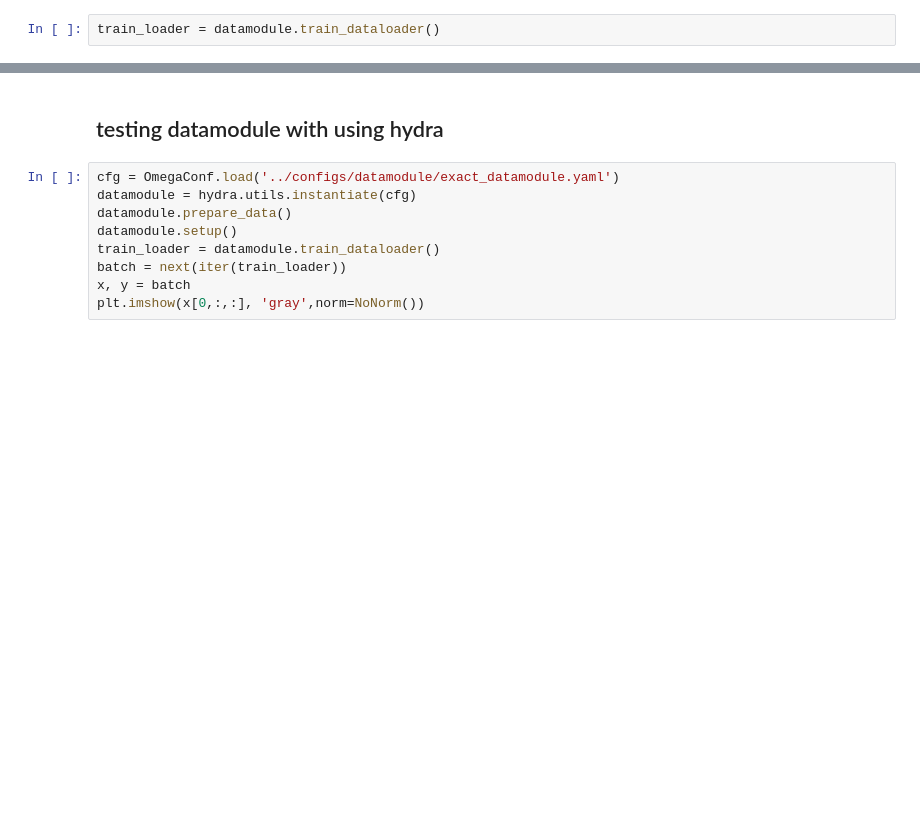
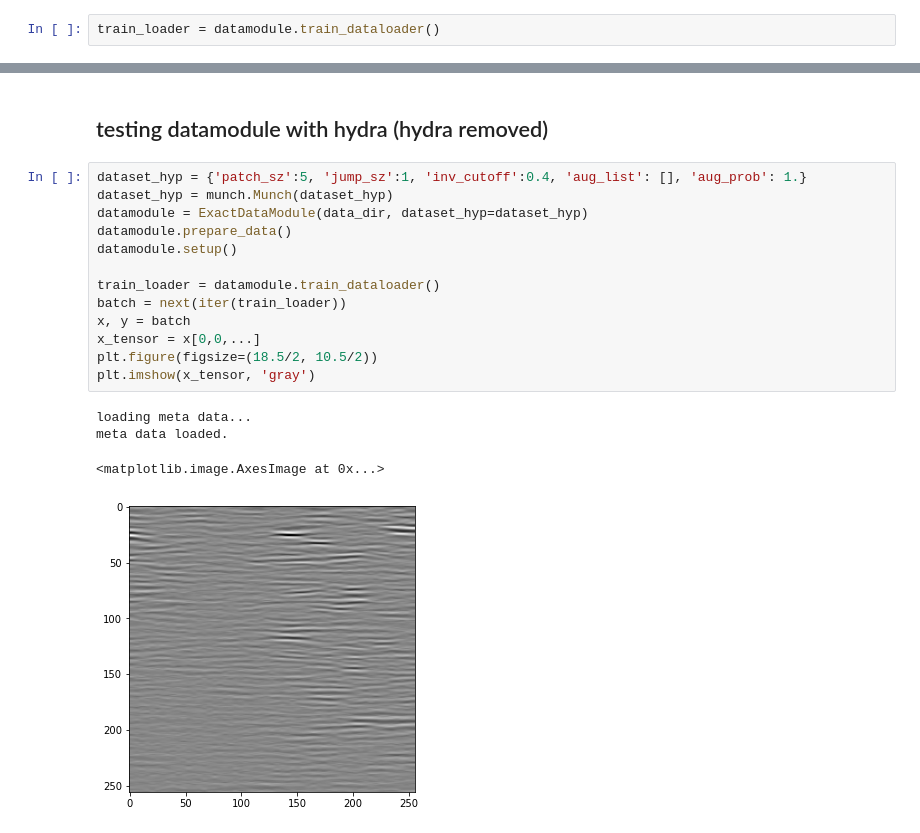
Before and after one commit to MahdiGilany/SSL_micro_ultrasound, a Jupyter notebook: notebooks/1.0-jqp-initial-datamodule-transfering.ipynb, the cells around one changed output, grey strips where cells are left out. Cells and saved outputs as stored; diff of their text form; blank space fills up the shorter version.

```diff
--- a/notebooks/1.0-jqp-initial-datamodule-transfering.ipynb
+++ b/notebooks/1.0-jqp-initial-datamodule-transfering.ipynb
@@ -247,11 +258,20 @@ if __name__=='__main__':
 # %% [markdown]
-## testing datamodule with using hydra
+## testing datamodule with hydra (hydra removed)
-# %%
-cfg = OmegaConf.load('../configs/datamodule/exact_datamodule.yaml')
-datamodule = hydra.utils.instantiate(cfg)
-datamodule.prepare_data()
-datamodule.setup()
-train_loader = datamodule.train_dataloader()
-batch = next(iter(train_loader))
-x, y = batch
-plt.imshow(x[0,:,:], 'gray',norm=NoNorm())
+# %%
+dataset_hyp = {'patch_sz':5, 'jump_sz':1, 'inv_cutoff':0.4, 'aug_list': [], 'aug_prob': 1.}
+dataset_hyp = munch.Munch(dataset_hyp)
+datamodule = ExactDataModule(data_dir, dataset_hyp=dataset_hyp)
+datamodule.prepare_data()
+datamodule.setup()
+
+train_loader = datamodule.train_dataloader()
+batch = next(iter(train_loader))
+x, y = batch
+x_tensor = x[0,0,...]
+plt.figure(figsize=(18.5/2, 10.5/2))
+plt.imshow(x_tensor, 'gray')
+# %% [output]
+loading meta data...
+meta data loaded.
+<matplotlib.image.AxesImage at 0x...>
+[figure, added]
```
Also changed, not shown: parts of 15 cells of this notebook, 5 other files.
